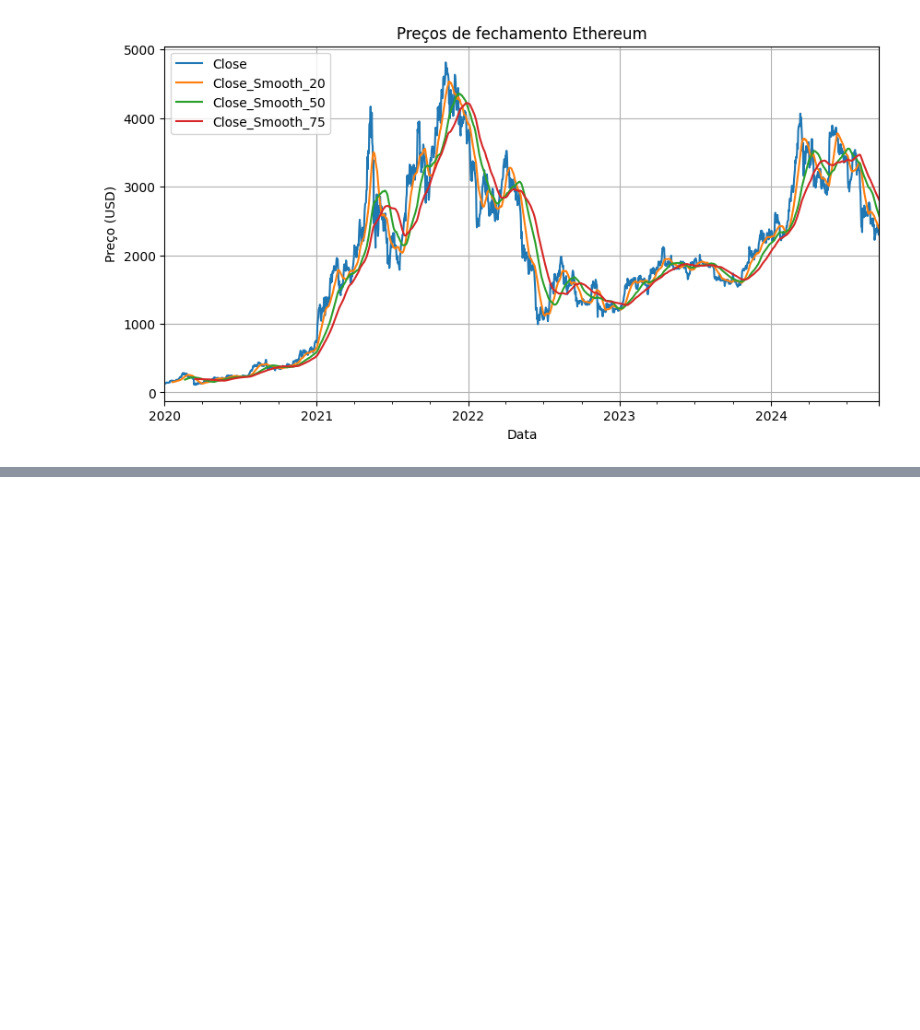
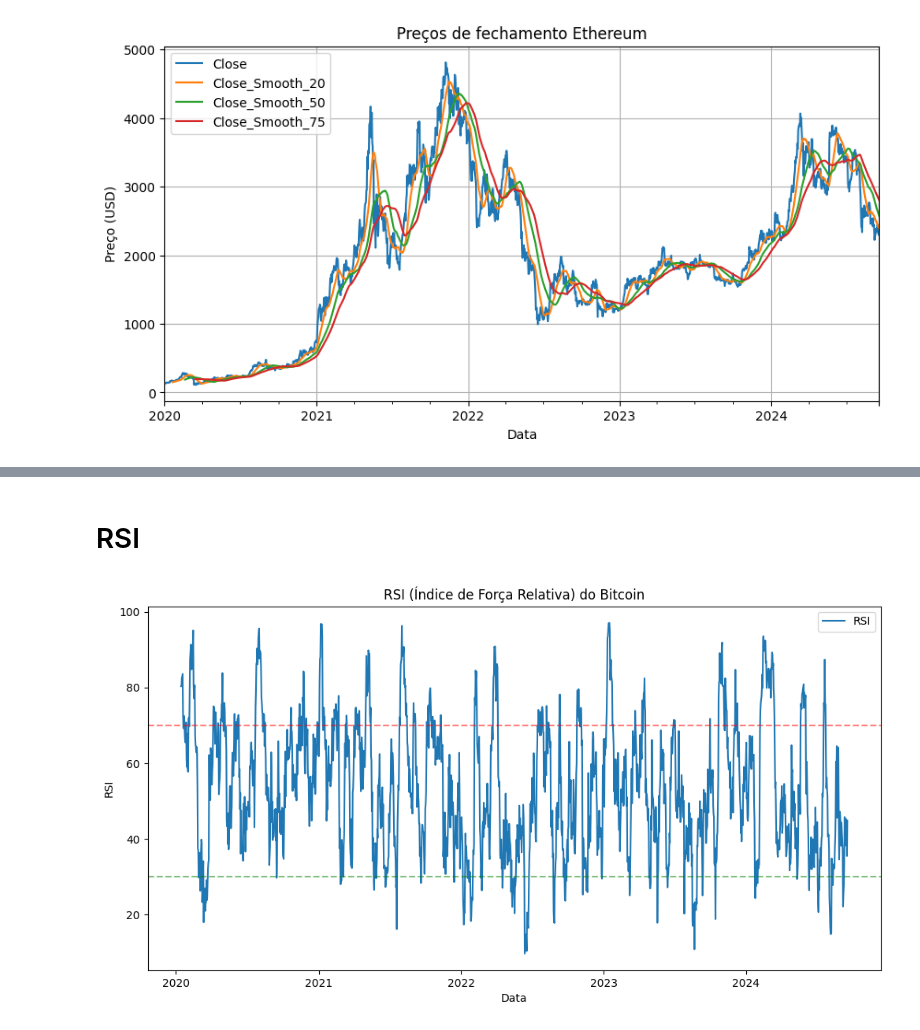
Before and after one commit to Eduardo-Barreto/do-you-want-to-play-ETH, a Jupyter notebook: noteooks/exploration.ipynb, the cells around one changed output, grey strips where cells are left out. Saved outputs shown, nothing was run; the diff lists cells and outputs as text; code cells hidden in the pictures; blank space fills up the shorter version.

```diff
--- a/noteooks/exploration.ipynb
+++ b/noteooks/exploration.ipynb
@@ -77,0 +130,23 @@ plt.show()
+# %% [markdown]
+# RSI
+# %%
+def compute_rsi(data, window=14):
+    delta = data.diff()
+    gain = (delta.where(delta > 0, 0)).rolling(window=window).mean()
+    loss = (-delta.where(delta < 0, 0)).rolling(window=window).mean()
+    rs = gain / loss
+    return 100 - (100 / (1 + rs))
+
+eth_data['RSI'] = compute_rsi(eth_data['Close'])
+
+plt.figure(figsize=(12,6))
+plt.plot(eth_data['RSI'], label='RSI')
+plt.axhline(70, linestyle='--', alpha=0.5, color='red')  # Limite de sobrecompra
+plt.axhline(30, linestyle='--', alpha=0.5, color='green')  # Limite de sobrevenda
+plt.title('RSI (Índice de Força Relativa) do Bitcoin')
+plt.xlabel('Data')
+plt.ylabel('RSI')
+plt.legend()
+plt.show()
+# %% [output]
+[figure, added]
```
Also changed, not shown: parts of 9 cells of this notebook.
